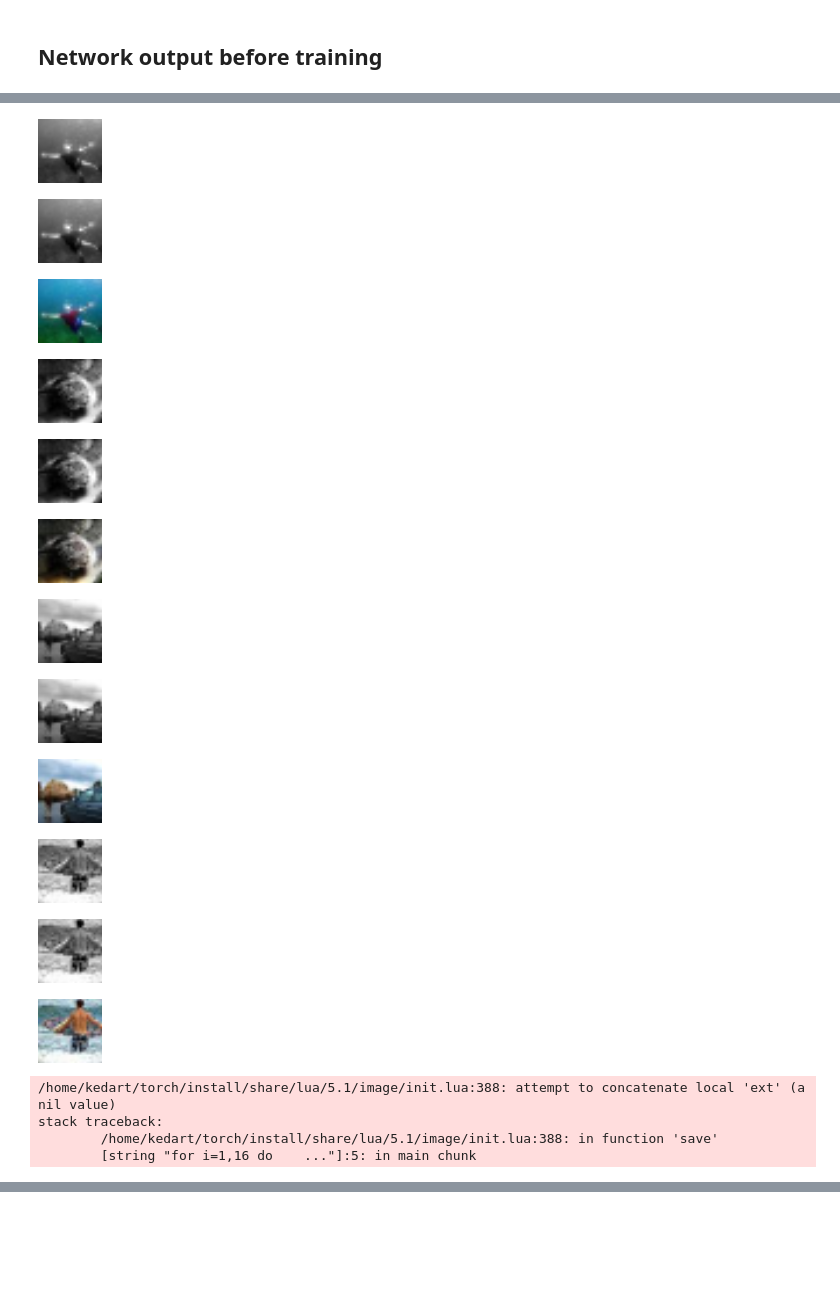
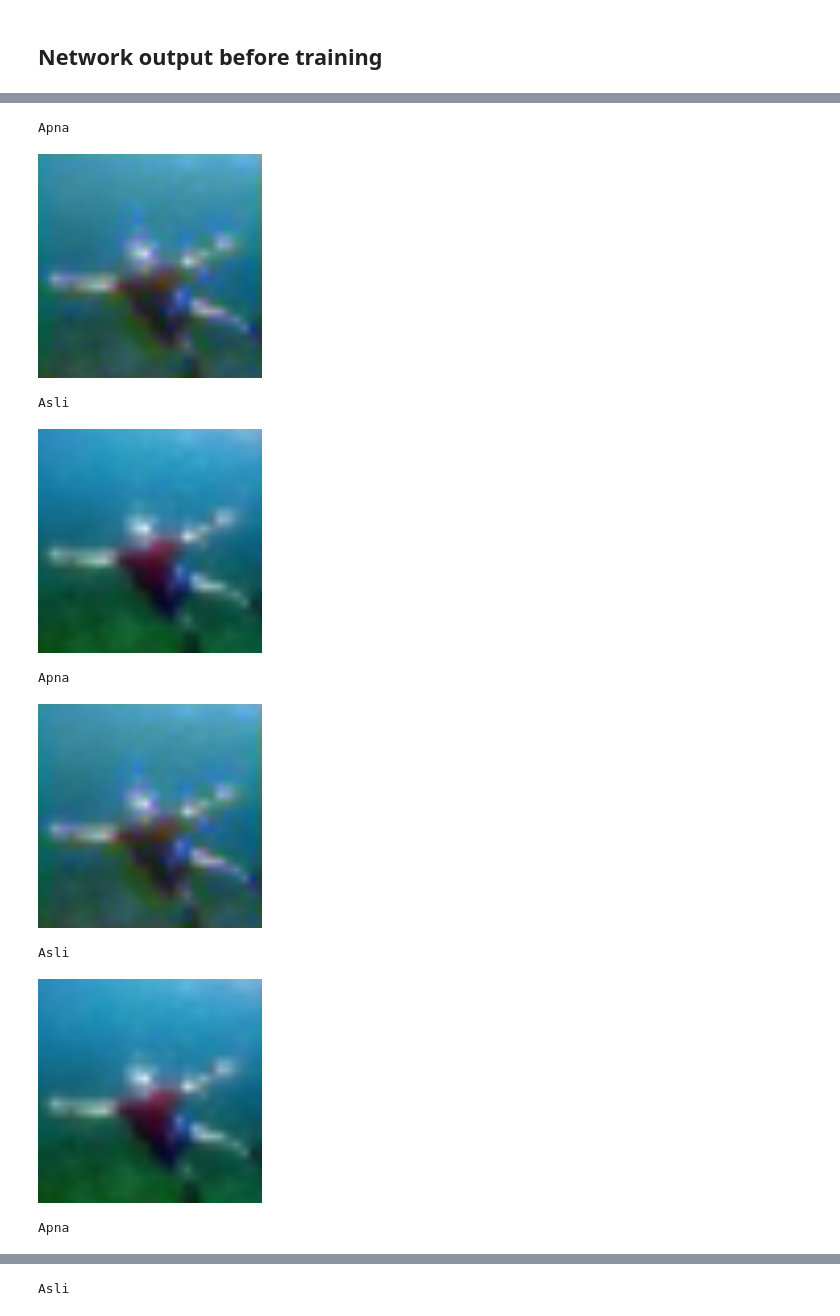
Before and after one commit to bagavi/CNNProject, a Jupyter notebook: TinyImageNet/Train_colorNet.ipynb, the cells around one changed output, grey strips where cells are left out. Saved outputs shown, nothing was run; the diff lists cells and outputs as text; code cells hidden in the pictures; blank space fills up the shorter version.

```diff
--- a/TinyImageNet/Train_colorNet.ipynb
+++ b/TinyImageNet/Train_colorNet.ipynb
@@ -35,7 +35,7 @@ local uv_temp = yuv_temp[{{2,3}}]
 local y_temp = yuv_temp[{{1}}]
 uv_temp = uv_temp:reshape(1,uv_temp:size()[1], uv_temp:size()[2], uv_temp:size()[3] );
 y_temp = y_temp:reshape(1,y_temp:size()[1], y_temp:size()[2], y_temp:size()[3] );
-uv_images = uv_temp
+uv_images = uv_temp +0.5
 y_images = y_temp
 
 for count=2,batch_size do
@@ -44,7 +44,7 @@ for count=2,batch_size do
     uv_temp = yuv_temp[{{2,3}}]
     y_temp = yuv_temp[{{1}}]
 
-    uv_temp = uv_temp:reshape(1,uv_temp:size()[1], uv_temp:size()[2], uv_temp:size()[3]);
+    uv_temp = uv_temp:reshape(1,uv_temp:size()[1], uv_temp:size()[2], uv_temp:size()[3]) + 0.5;
     y_temp = y_temp:reshape(1,y_temp:size()[1], y_temp:size()[2], y_temp:size()[3] );
 
     uv_images = torch.cat(uv_images,uv_temp,1)
@@ -288,40 +287,2 @@ The training starts
 # %%
 b = net:forward(hypercolumns)
-# %%
-
-i = 1
-itorch.image(image.scale(image.yuv2rgb(torch.cat(y_images[i],a[i],1)), 64,64))
-
-itorch.image(image.scale(image.yuv2rgb(torch.cat(y_images[i],b[i],1)), 64,64))
-itorch.image(image.scale(image.yuv2rgb(torch.cat(y_images[i],uv_images[i],1)), 64,64))
-
-print('\n')
-i = 4
-itorch.image(image.scale(image.yuv2rgb(torch.cat(y_images[i],a[i],1)), 64,64))
-itorch.image(image.scale(image.yuv2rgb(torch.cat(y_images[i],b[i],1)), 64,64))
-itorch.image(image.scale(image.yuv2rgb(torch.cat(y_images[i],uv_images[i],1)), 64,64))
-
-print('\n')
-i = 8
-itorch.image(image.scale(image.yuv2rgb(torch.cat(y_images[i],a[i],1)), 64,64))
-itorch.image(image.scale(image.yuv2rgb(torch.cat(y_images[i],b[i],1)), 64,64))
-itorch.image(image.scale(image.yuv2rgb(torch.cat(y_images[i],uv_images[i],1)), 64,64))
-
-print('\n')
-i = 16
-itorch.image(image.scale(image.yuv2rgb(torch.cat(y_images[i],a[i],1)), 64,64))
-itorch.image(image.scale(image.yuv2rgb(torch.cat(y_images[i],b[i],1)), 64,64))
-itorch.image(image.scale(image.yuv2rgb(torch.cat(y_images[i],uv_images[i],1)), 64,64))
-# %% [output]
-[figure, removed]
-[figure, removed]
-[figure, removed]
-[figure, removed]
-[figure, removed]
-[figure, removed]
-[figure, removed]
-[figure, removed]
-[figure, removed]
-[figure, removed]
-[figure, removed]
-[figure, removed]
@@ -328,13 +292,21 @@ itorch.image(image.scale(image.yuv2rgb(torch.cat(y_images[i],uv_images[i],1)), 6
 # %%
-for i=1,16 do
+scale = 224
+for i=1,4 do
     print('\n')
-    A = image.scale(image.yuv2rgb(torch.cat(y_images[i],a[i],1)), 64,64)
-    B = image.scale(image.yuv2rgb(torch.cat(y_images[i],b[i],1)), 64,64)
+    A = image.scale(image.yuv2rgb(torch.cat(y_images[i],a[i]-0.5,1)), scale,scale)
+    C = image.scale(image.yuv2rgb(torch.cat(y_images[i],uv_images[i] -0.5,1)), scale,scale)
+    print('Apna')
     itorch.image(A)
-    itorch.image(B)
+    print('Asli')
+    itorch.image(C)
 end
 # %% [output]
-/home/kedart/torch/install/share/lua/5.1/image/init.lua:388: attempt to concatenate local 'ext' (a nil value)
-stack traceback:
-        /home/kedart/torch/install/share/lua/5.1/image/init.lua:388: in function 'save'
-        [string "for i=1,16 do    ..."]:5: in main chunk
+Apna
+[figure, added]
+Asli
+[figure, added]
+Apna
+[figure, added]
+Asli
+[figure, added]
+Apna
@@ -340,0 +314 @@ stack traceback:
+Asli
```
Also changed, not shown: parts of 9 cells of this notebook, 1 other file.
